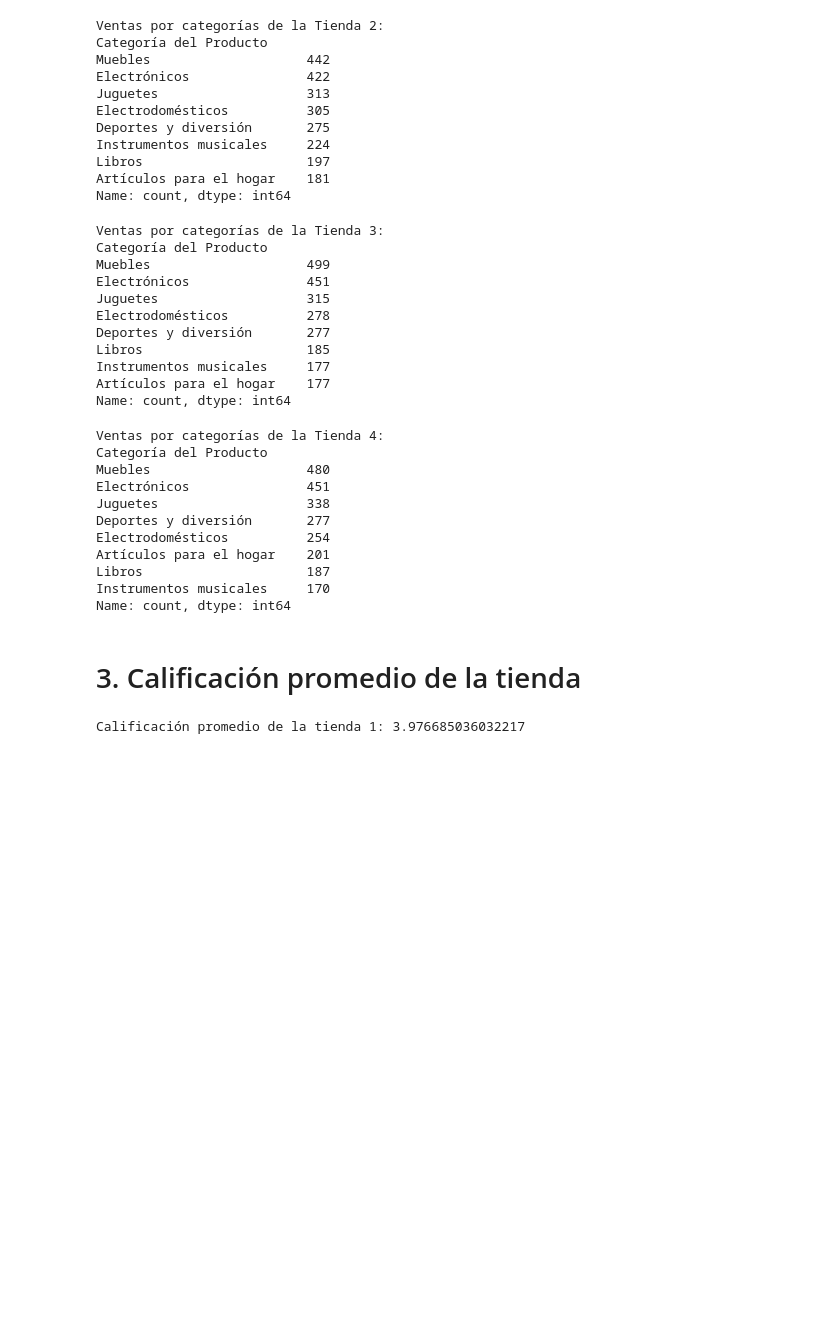
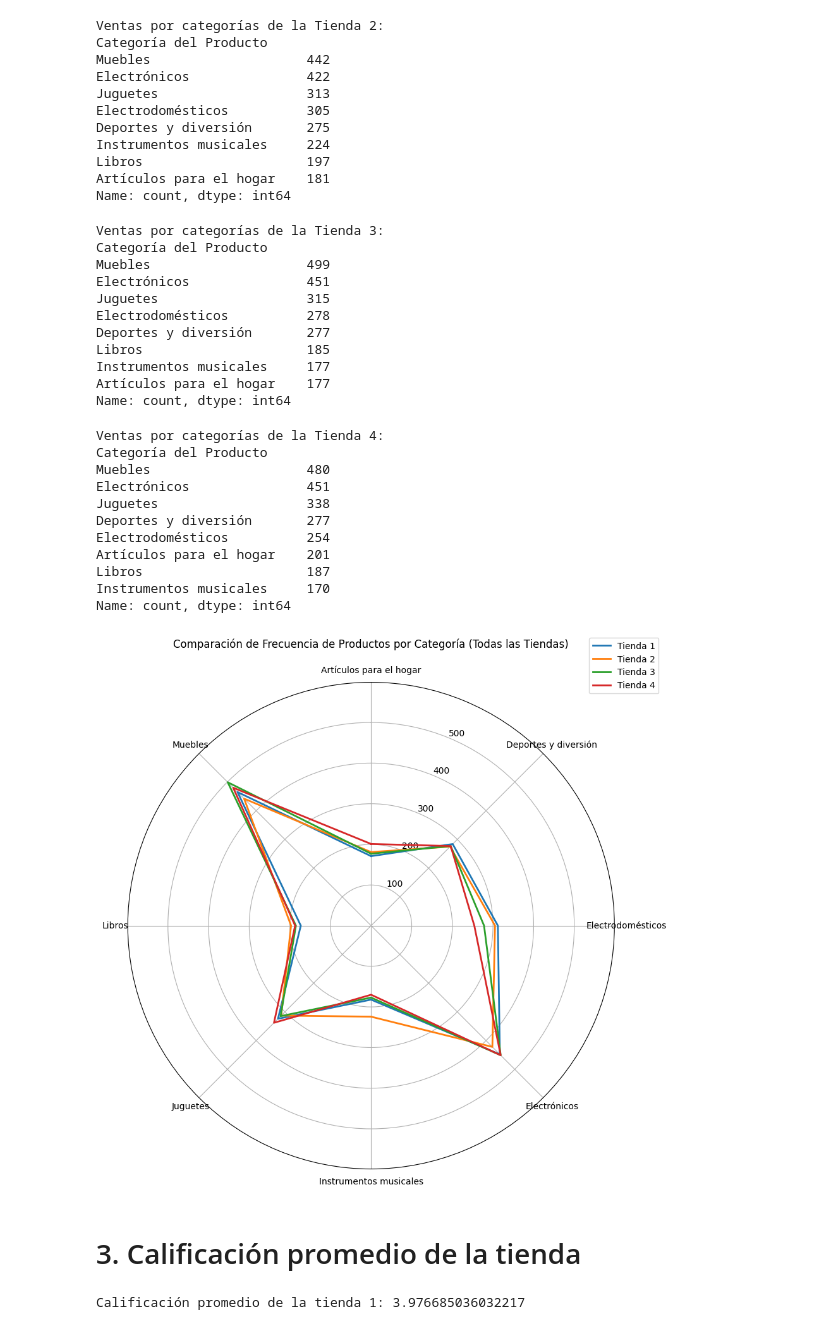
Before and after one commit to ggsgranados/Alura-Store-Latam, a Jupyter notebook: AluraStoreLatam.ipynb, the cells around one changed output. Drawn from its saved outputs; the diff is of its cells as text; code cells hidden in the pictures; blank space fills up the shorter version.

Commit message:
Add: Grafico para ventas por categoria

```diff
--- a/AluraStoreLatam.ipynb
+++ b/AluraStoreLatam.ipynb
@@ -123,6 +123,62 @@ Artículos para el hogar    201
 Libros                     187
 Instrumentos musicales     170
 Name: count, dtype: int64
+# %%
+import matplotlib.pyplot as plt
+import numpy as np
+import pandas as pd
+
+# Obtener las categorías únicas y ordenarlas
+categorias_tienda1 = ventas_por_categoria_tienda1.index.tolist()
+categorias_tienda2 = ventas_por_categoria_tienda2.index.tolist()
+categorias_tienda3 = ventas_por_categoria_tienda3.index.tolist()
+categorias_tienda4 = ventas_por_categoria_tienda4.index.tolist()
+categorias_unicas = sorted(list(set(categorias_tienda1 + categorias_tienda2 + categorias_tienda3 + categorias_tienda4)))
+
+# Asegurar que todas las series tengan todas las categorías (llenando con 0 si falta)
+ventas_tienda1_completo = ventas_por_categoria_tienda1.reindex(categorias_unicas, fill_value=0).tolist()
+ventas_tienda2_completo = ventas_por_categoria_tienda2.reindex(categorias_unicas, fill_value=0).tolist()
+ventas_tienda3_completo = ventas_por_categoria_tienda3.reindex(categorias_unicas, fill_value=0).tolist()
+ventas_tienda4_completo = ventas_por_categoria_tienda4.reindex(categorias_unicas, fill_value=0).tolist()
+
+# Crear el gráfico de radar
+labels = np.array(categorias_unicas)
+angles = np.linspace(0, 2 * np.pi, len(labels), endpoint=False).tolist()
+
+# Cerrar el círculo
+angles += angles[:1]
+ventas_tienda1_completo += ventas_tienda1_completo[:1]
+ventas_tienda2_completo += ventas_tienda2_completo[:1]
+ventas_tienda3_completo += ventas_tienda3_completo[:1]
+ventas_tienda4_completo += ventas_tienda4_completo[:1]
+
+fig, ax = plt.subplots(figsize=(10, 10), subplot_kw=dict(polar=True))
+
+ax.plot(angles, ventas_tienda1_completo, linewidth=2, label='Tienda 1')
+ax.plot(angles, ventas_tienda2_completo, linewidth=2, label='Tienda 2')
+ax.plot(angles, ventas_tienda3_completo, linewidth=2, label='Tienda 3')
+ax.plot(angles, ventas_tienda4_completo, linewidth=2, label='Tienda 4')
+
+ax.set_theta_offset(np.pi / 2)
+ax.set_theta_direction(-1)
+
+# Etiquetas de las categorías
+ax.set_thetagrids(np.degrees(angles[:-1]), labels)
+
+# Ajustar los límites del gráfico
+max_venta = max(max(ventas_tienda1_completo), max(ventas_tienda2_completo), max(ventas_tienda3_completo), max(ventas_tienda4_completo))
+ax.set_ylim(0, max_venta * 1.2)
+
+# Título del gráfico
+plt.title('Comparación de Frecuencia de Productos por Categoría (Todas las Tiendas)', pad=40)
+
+# Leyenda
+ax.legend(loc='upper right', bbox_to_anchor=(1.1, 1.1))
+
+# Mostrar el gráfico
+plt.show()
+# %% [output]
+[figure, added]
 # %% [markdown]
 # 3. Calificación promedio de la tienda
 # %%
```
